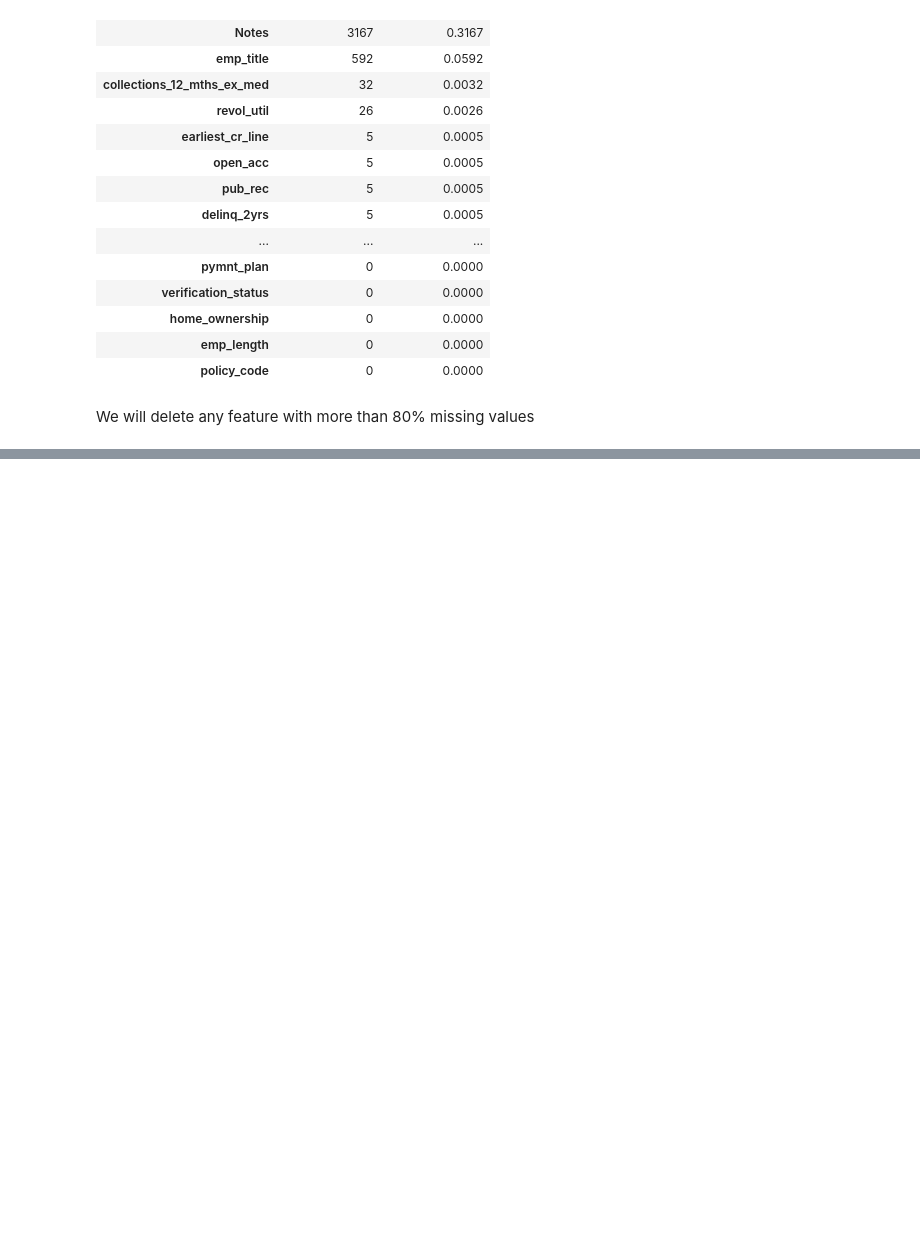
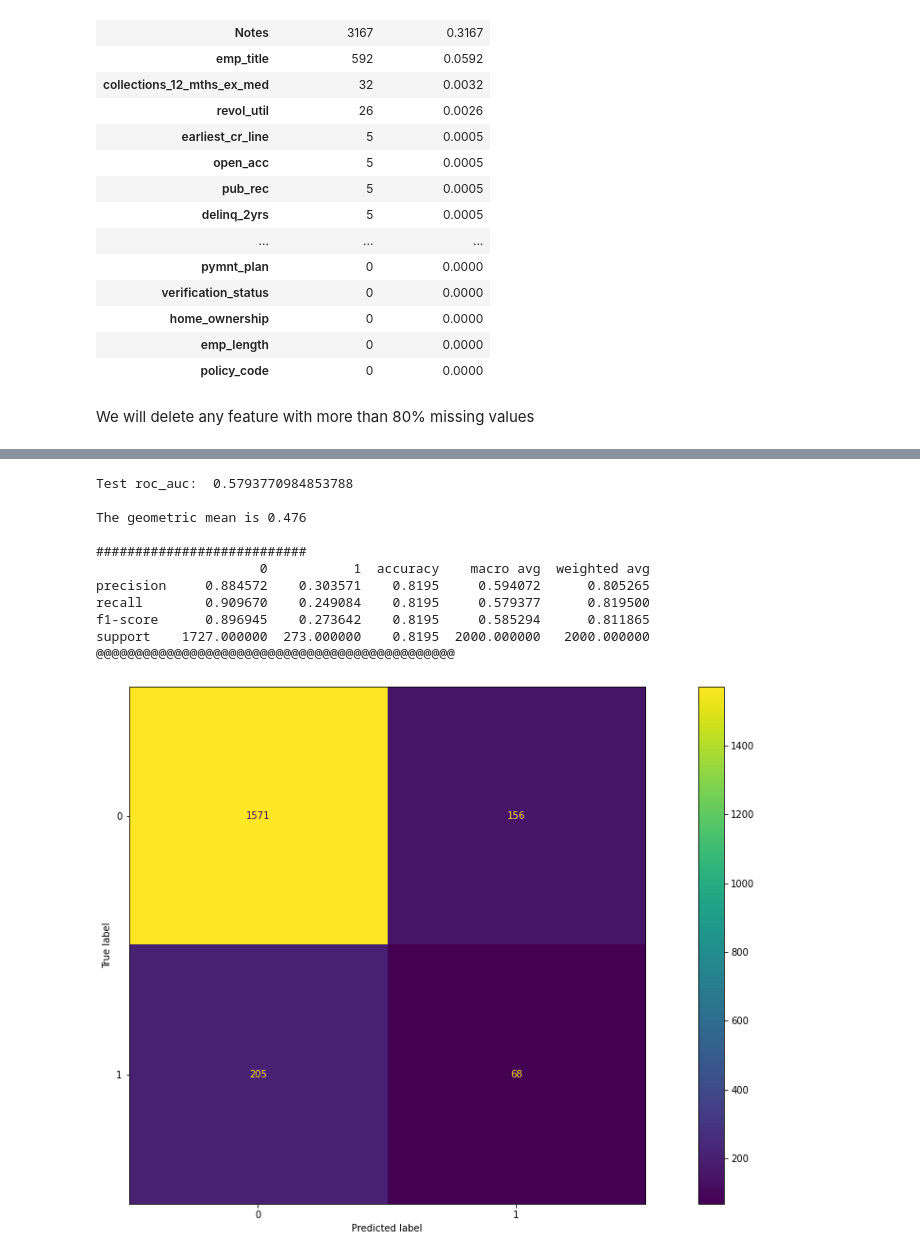
Before and after one commit to OuedraogoAbdoul/loan_prediction, a Jupyter notebook: notebooks/CustomTransformerloan_data_analysis.ipynb, the cells around one changed output, grey strips where cells are left out. Saved outputs shown, nothing was run; the diff lists cells and outputs as text; code cells hidden in the pictures; blank space fills up the shorter version.

```diff
--- a/notebooks/CustomTransformerloan_data_analysis.ipynb
+++ b/notebooks/CustomTransformerloan_data_analysis.ipynb
@@ -327,0 +552,71 @@ Text(0.5, 0, 'Hyperparameter space')
+# %%
+from sklearn.pipeline import Pipeline
+from sklearn.ensemble import StackingClassifier
+
+from sklearn.ensemble import VotingClassifier
+p1 = Pipeline([['clf1', SVC()]])
+p2 = Pipeline([['clf2', LogisticRegression()]])
+p3 = Pipeline([['clf3', GradientBoostingClassifier()]])
+p4 = Pipeline([['clf4', RandomForestClassifier()]])
+p5 = Pipeline([['clf5', StackingClassifier(estimators=[
+                            ("p1",p1),
+                            ("p2",p2),
+                            ("p3",p3),
+                            ("p4",p4),
+
+
+
+
+
+                                                    ])]])
+# %%
+model_pipe = make_pipeline(
+        TemporalFeaturesExtraction(variables="earliest_cr_line"),
+        ExtractZipCode(),
+        TargetEncoder(True, handle_missing='missing', handle_unknown='missing'),
+        ScalerWrapper(),
+        MissingValuesImputerWarpper(),
+        adasyn,
+        ncr,
+        p5
+#         sm,
+#         tl,
+#         smtomek,
+#     RandomForestClassifier(
+#             n_estimators=100, random_state=39, max_depth=3, n_jobs=4
+#         ),
+
+)
+
+clf = model_pipe.fit(X_train, y_train)
+
+X_test_preds = clf.predict(X_test)
+
+print()
+print('Test roc_auc: ', roc_auc_score(y_test, X_test_preds))
+print()
+print(f"The geometric mean is {geometric_mean_score(y_test, X_test_preds):.3f}")
+print()
+print("###########################")
+clf_report_ = pd.DataFrame(classification_report(y_test, X_test_preds, output_dict=True))
+print(clf_report_)
+print("@@@@@@@@@@@@@@@@@@@@@@@@@@@@@@@@@@@@@@@@@@@@@@")
+print()
+
+
+matplotlib.rc('figure', figsize=(20, 10));
+
+plot_confusion_matrix(clf, X_test, y_test);
+# %% [output]
+Test roc_auc:  0.5793770984853788
+
+The geometric mean is 0.476
+
+###########################
+                     0           1  accuracy    macro avg  weighted avg
+precision     0.884572    0.303571    0.8195     0.594072      0.805265
+recall        0.909670    0.249084    0.8195     0.579377      0.819500
+f1-score      0.896945    0.273642    0.8195     0.585294      0.811865
+support    1727.000000  273.000000    0.8195  2000.000000   2000.000000
+@@@@@@@@@@@@@@@@@@@@@@@@@@@@@@@@@@@@@@@@@@@@@@
+[figure, added]
```
Also changed, not shown: parts of 30 cells of this notebook.
